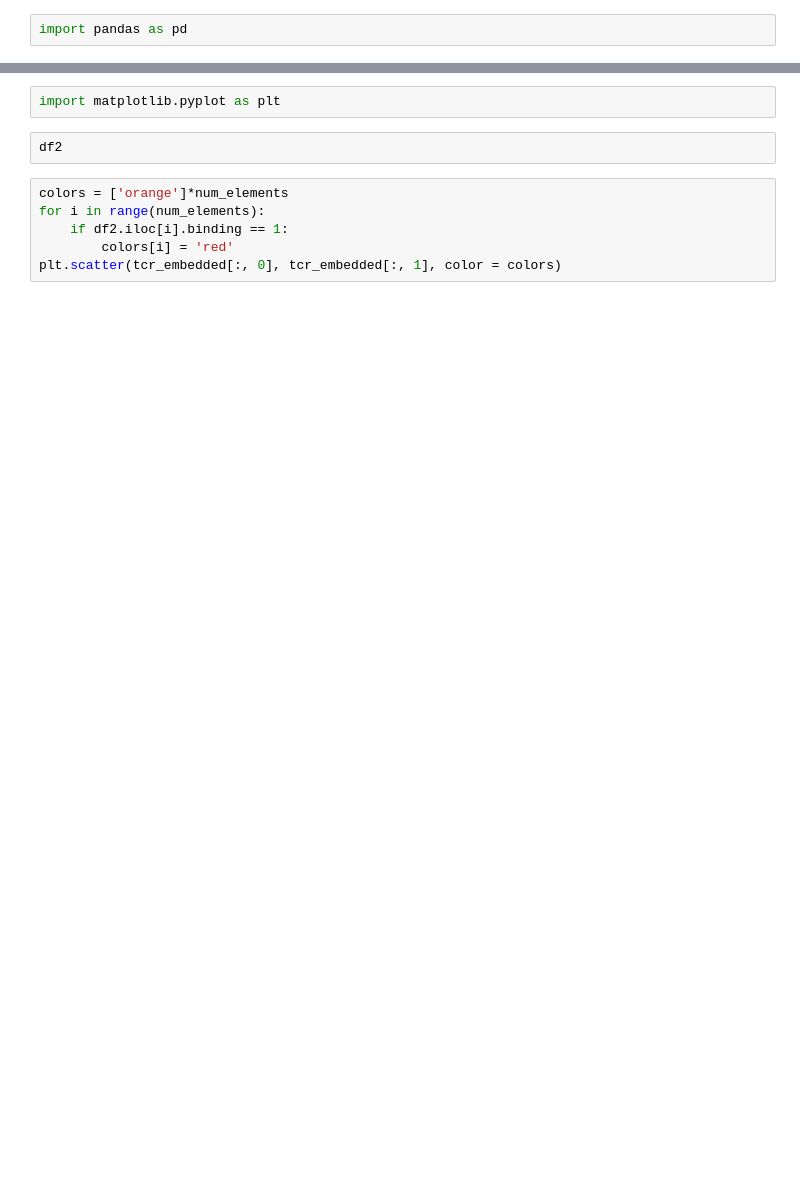
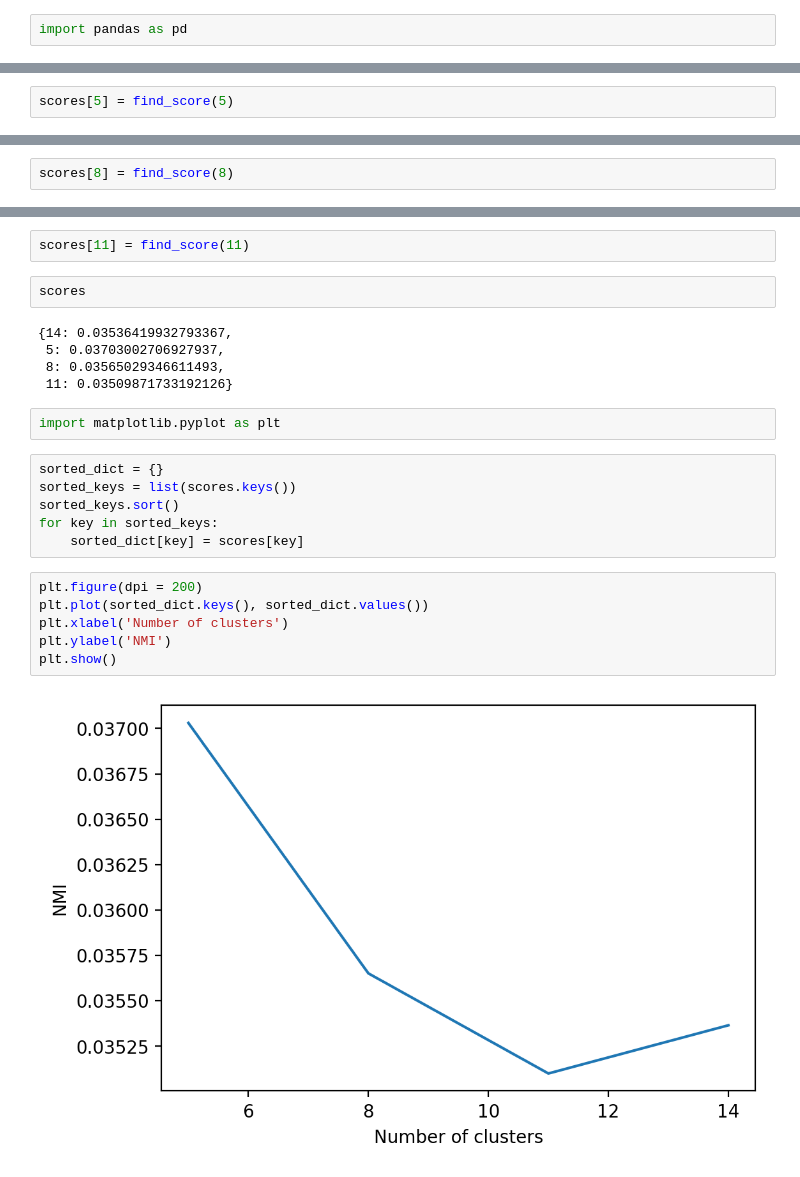
Before and after one commit to ArnNag/cs182-tcrfinetuning, a Jupyter notebook: clustering.ipynb, the cells around one changed output, grey strips where cells are left out. Cells and saved outputs as stored; diff of their text form; blank space fills up the shorter version.

Commit message:
Add files via upload
hierarchical clustering

```diff
--- a/clustering.ipynb
+++ b/clustering.ipynb
@@ -58,0 +94,2 @@ tcr_embedded = TSNE(n_components=2, learning_rate='auto', init='pca').fit_transf
+# %%
+scores[5] = find_score(5)
@@ -58,0 +100,2 @@ tcr_embedded = TSNE(n_components=2, learning_rate='auto', init='pca').fit_transf
+# %%
+scores[8] = find_score(8)
@@ -59,10 +106,25 @@ tcr_embedded = TSNE(n_components=2, learning_rate='auto', init='pca').fit_transf
+# %%
+scores[11] = find_score(11)
+# %%
+scores
+# %% [output]
+{14: 0.03536419932793367,
+ 5: 0.03703002706927937,
+ 8: 0.03565029346611493,
+ 11: 0.03509871733192126}
 # %%
 import matplotlib.pyplot as plt
-# %%
-df2
-# %%
-colors = ['orange']*num_elements
-for i in range(num_elements):
-    if df2.iloc[i].binding == 1:
-        colors[i] = 'red'
-plt.scatter(tcr_embedded[:, 0], tcr_embedded[:, 1], color = colors)
+# %%
+sorted_dict = {}
+sorted_keys = list(scores.keys())
+sorted_keys.sort()
+for key in sorted_keys:
+    sorted_dict[key] = scores[key]
+# %%
+plt.figure(dpi = 200)
+plt.plot(sorted_dict.keys(), sorted_dict.values())
+plt.xlabel('Number of clusters')
+plt.ylabel('NMI')
+plt.show()
+# %% [output]
+[figure, added]
```
Also changed, not shown: parts of 49 cells of this notebook.
